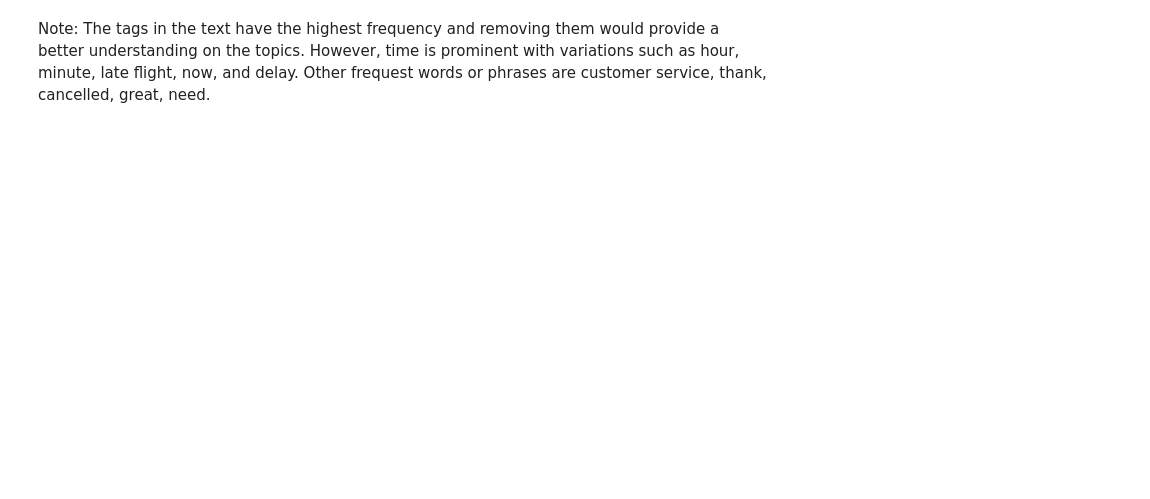
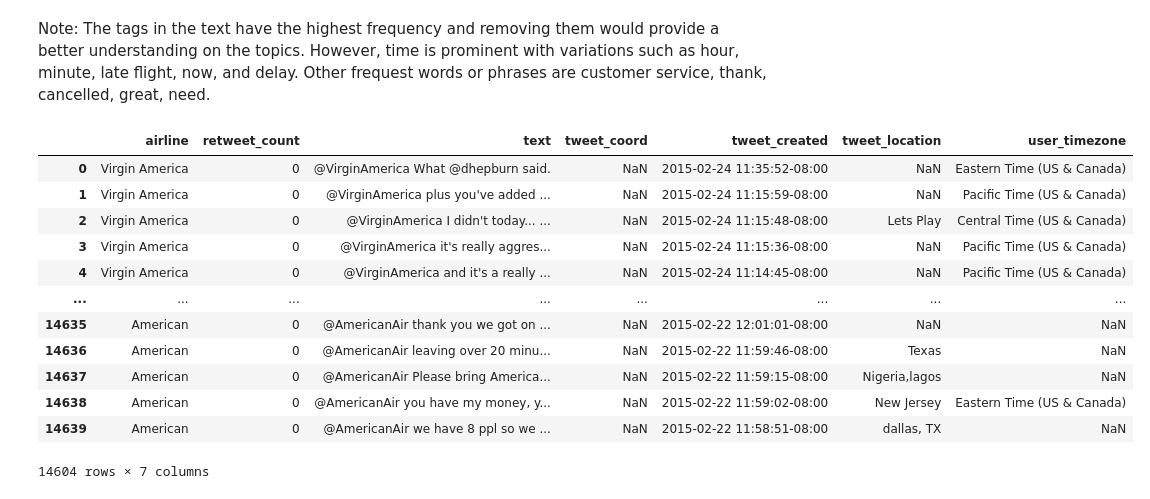
Before and after one commit to Scholarchep/sentiment-analysis-of-airline-tweets, a Jupyter notebook: airline_tweets.ipynb, the cells around one changed output. Cells and saved outputs as stored; diff of their text form; code cells hidden in the pictures; blank space fills up the shorter version.

```diff
--- a/airline_tweets.ipynb
+++ b/airline_tweets.ipynb
@@ -248,2 +258,23 @@ plt.show()
 # %% [markdown]
 Note: The tags in the text have the highest frequency and removing them would provide a better understanding on the topics. However, time is prominent with variations such as hour, minute, late flight, now, and delay. Other frequest words or phrases are customer service, thank, cancelled, great, need.
+# %%
+#making a copy of the Dataframe
+#keeping the relevant columns
+copy_df = data.copy()
+columns = ['airline', 'retweet_count', 'text', 'tweet_coord', 'tweet_created', 'tweet_location', 'user_timezone']
+copy_df = copy_df[columns]
+copy_df
+# %% [output]
+|  | airline | retweet_count | text | tweet_coord | tweet_created | tweet_location | user_timezone |
+| 0 | Virgin America | 0 | @VirginAmerica What @dhepburn said. | NaN | 2015-02-24 11:35:52-08:00 | NaN | Eastern Time (US & Canada) |
+| 1 | Virgin America | 0 | @VirginAmerica plus you've added ... | NaN | 2015-02-24 11:15:59-08:00 | NaN | Pacific Time (US & Canada) |
+| 2 | Virgin America | 0 | @VirginAmerica I didn't today... ... | NaN | 2015-02-24 11:15:48-08:00 | Lets Play | Central Time (US & Canada) |
+| 3 | Virgin America | 0 | @VirginAmerica it's really aggres... | NaN | 2015-02-24 11:15:36-08:00 | NaN | Pacific Time (US & Canada) |
+| 4 | Virgin America | 0 | @VirginAmerica and it's a really ... | NaN | 2015-02-24 11:14:45-08:00 | NaN | Pacific Time (US & Canada) |
+| ... | ... | ... | ... | ... | ... | ... | ... |
+| 14635 | American | 0 | @AmericanAir thank you we got on ... | NaN | 2015-02-22 12:01:01-08:00 | NaN | NaN |
+| 14636 | American | 0 | @AmericanAir leaving over 20 minu... | NaN | 2015-02-22 11:59:46-08:00 | Texas | NaN |
+| 14637 | American | 0 | @AmericanAir Please bring America... | NaN | 2015-02-22 11:59:15-08:00 | Nigeria,lagos | NaN |
+| 14638 | American | 0 | @AmericanAir you have my money, y... | NaN | 2015-02-22 11:59:02-08:00 | New Jersey | Eastern Time (US & Canada) |
+| 14639 | American | 0 | @AmericanAir we have 8 ppl so we ... | NaN | 2015-02-22 11:58:51-08:00 | dallas, TX | NaN |
+14604 rows × 7 columns
```
Also changed, not shown: parts of 14 cells of this notebook.
